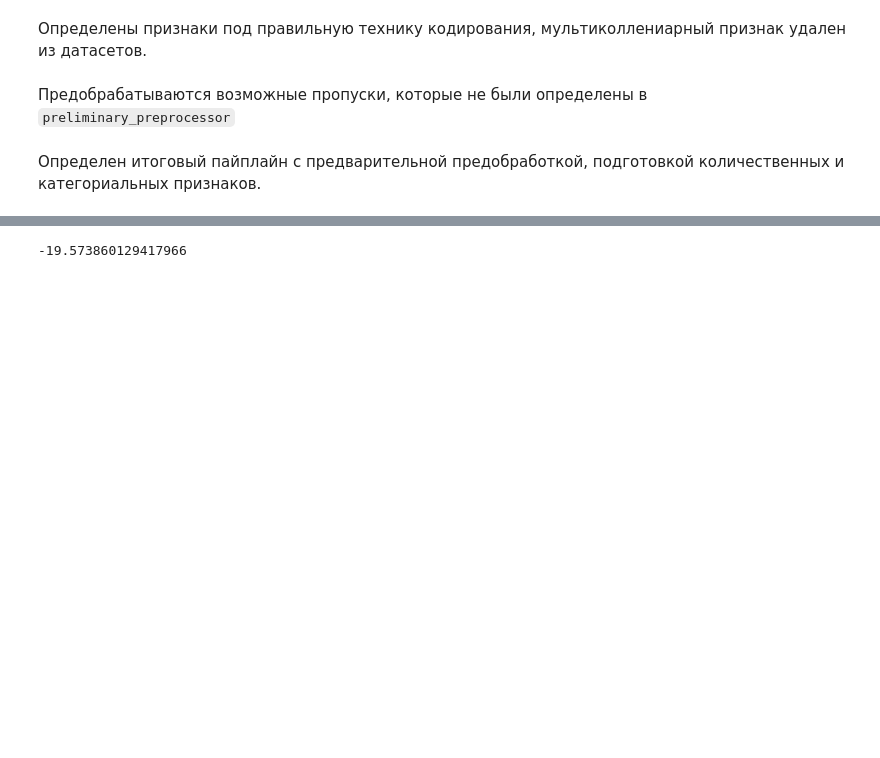
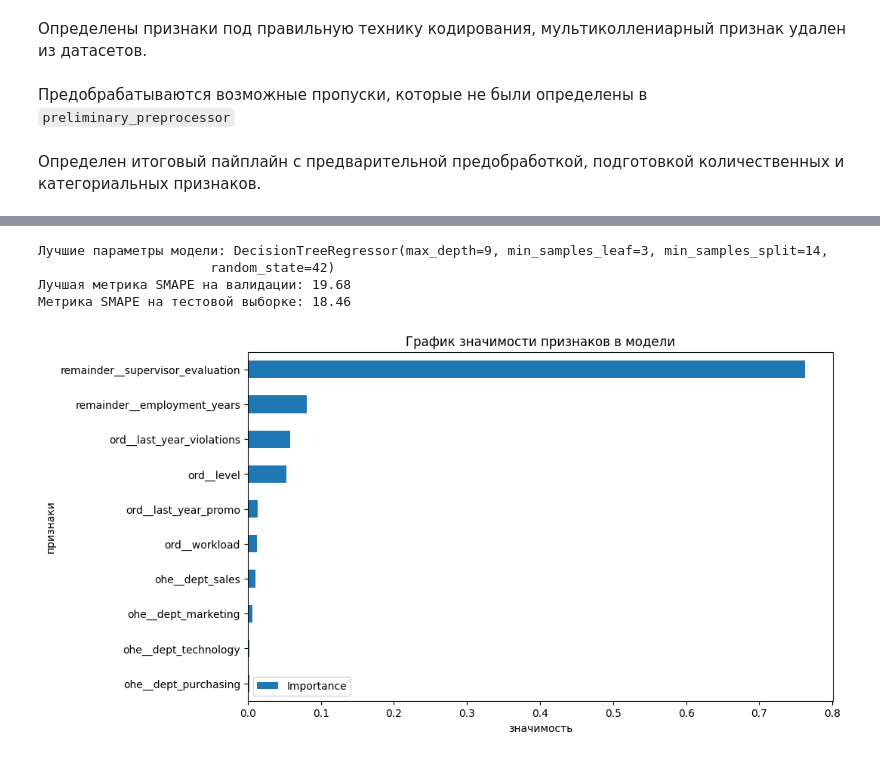
Before and after one commit to serguntsov/ML_HR_ANALYST, a Jupyter notebook: satisfaction_rate_job.ipynb, the cells around one changed output, grey strips where cells are left out. Cells and saved outputs as stored; diff of their text form; code cells hidden in the pictures; blank space fills up the shorter version.

```diff
--- a/satisfaction_rate_job.ipynb
+++ b/satisfaction_rate_job.ipynb
@@ -579,4 +516,0 @@ pd.DataFrame(oscv.cv_results_)
-# %%
-oscv.best_score_
-# %% [output]
--19.573860129417966
@@ -584,0 +523,48 @@ oscv.best_score_
+# %%
+epoch = 40
+
+pbar = tqdm(total=epoch, desc="Поиск параметров Optuna")
+
+oscv = OptunaSearchCV(
+    pipe_final,
+    param_distributions,
+    scoring=smape_score,
+    cv=3,
+    n_trials=epoch,
+    random_state=RANDOM_STATE,
+    callbacks=[partial(tqdm_callback, pbar=pbar)]
+)
+
+oscv.fit(X_train, y_train)
+pbar.close()
+# %%
+model = oscv.best_estimator_.named_steps['models']
+preprocessor = oscv.best_estimator_.named_steps['preprocessor']
+fillna_preprocessor = oscv.best_estimator_.named_steps['fillna']
+
+
+print('Лучшие параметры модели:', oscv.best_params_['models'])
+print('Лучшая метрика SMAPE на валидации:', round(-oscv.best_score_, 2))
+
+X_test_scalled = preprocessor.transform(
+                            fillna_preprocessor.transform(X_test)
+                        )
+
+print('Метрика SMAPE на тестовой выборке:', round(smape_metric(y_test, model.predict(X_test_scalled)), 2))
+# %% [output]
+Лучшие параметры модели: DecisionTreeRegressor(max_depth=9, min_samples_leaf=3, min_samples_split=14,
+                      random_state=42)
+Лучшая метрика SMAPE на валидации: 19.68
+Метрика SMAPE на тестовой выборке: 18.46
+# %%
+feature_importance = pd.DataFrame({'Feature': preprocessor.get_feature_names_out(), 'Importance': np.abs(model.feature_importances_)})
+feature_importance = feature_importance.sort_values('Importance', ascending=True)
+feature_importance.plot(x='Feature', y='Importance', kind='barh', figsize=(10, 6))
+
+plt.title('График значимости признаков в модели')
+plt.xlabel('значимость')
+plt.ylabel('признаки')
+
+plt.show()
+# %% [output]
+[figure, added]
```
Also changed, not shown: parts of 8 cells of this notebook.
